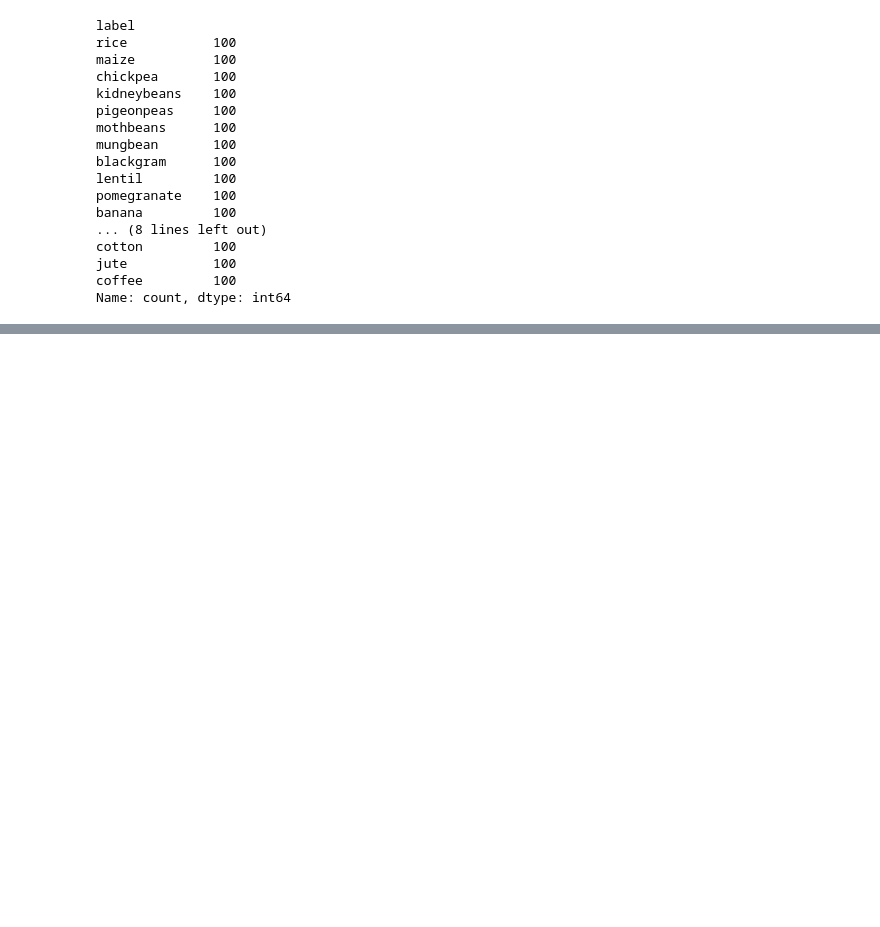
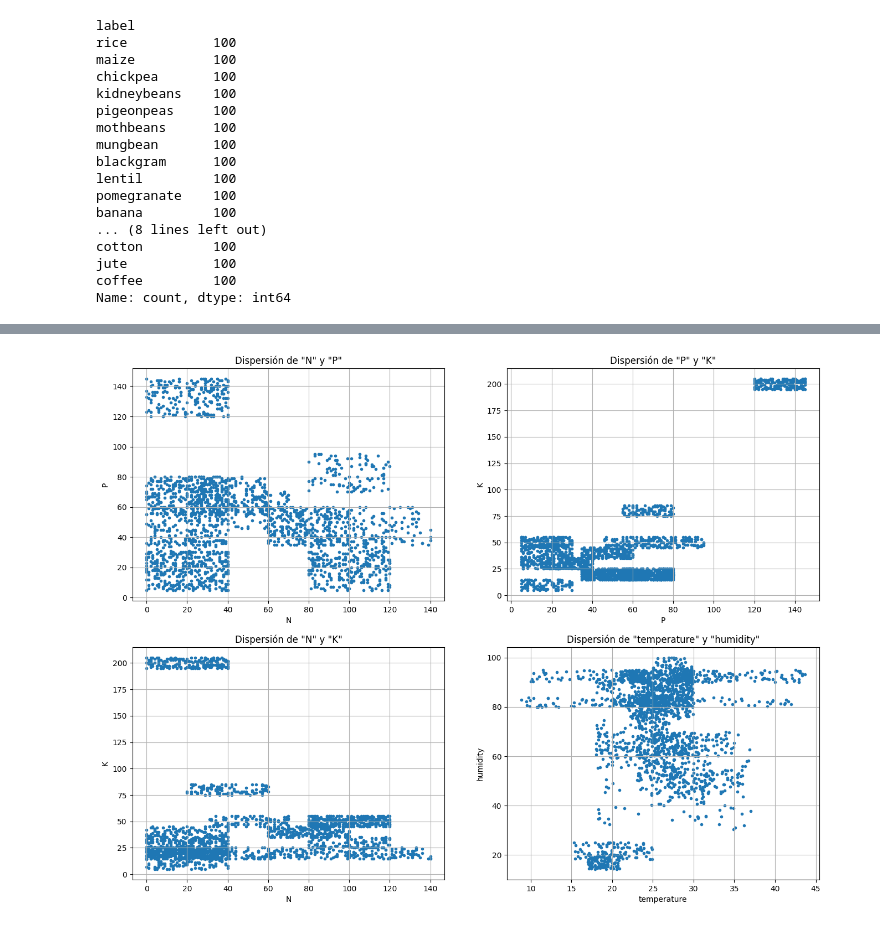
Before and after one commit to Frozen-Burrito/sim-matematica, a Jupyter notebook: proyectos/modulo_1/ProyectoModulo1_CardonaM_CurielM_MendozaF.ipynb, the cells around one changed output, grey strips where cells are left out. Cells and saved outputs as stored; diff of their text form; code cells hidden in the pictures; blank space fills up the shorter version.

```diff
--- a/proyectos/modulo_1/ProyectoModulo1_CardonaM_CurielM_MendozaF.ipynb
+++ b/proyectos/modulo_1/ProyectoModulo1_CardonaM_CurielM_MendozaF.ipynb
@@ -186,0 +224,32 @@ plt.show()
+# %%
+variables_relacionadas = [
+    ("N", "P"),
+    ("P", "K"),
+    ("N", "K"),
+    ("temperature", "humidity"),
+]
+
+num_rows_in_figure = ceil(len(variables_relacionadas) // 2)
+
+fig, axes = plt.subplots(num_rows_in_figure, 2)
+fig.set_size_inches(16, num_rows_in_figure * 6)
+
+i = 0
+for row in axes:
+    for ax in row:
+        col1, col2 = variables_relacionadas[i]
+        if i < len(variables_relacionadas):
+            ax.scatter(df[col1], df[col2], marker=".")
+            ax.set_title(f"Dispersión de \"{col1}\" y \"{col2}\"")
+            ax.set_xlabel(col1)
+            ax.set_ylabel(col2)
+            ax.grid(True)
+        else:
+            fig.delaxes(ax)
+
+        i += 1
+
+plt.savefig("graficas/scatter_1.png", dpi=300)
+plt.show()
+# %% [output]
+[figure, added]
```
Also changed, not shown: parts of 22 cells of this notebook, 6 other files.
